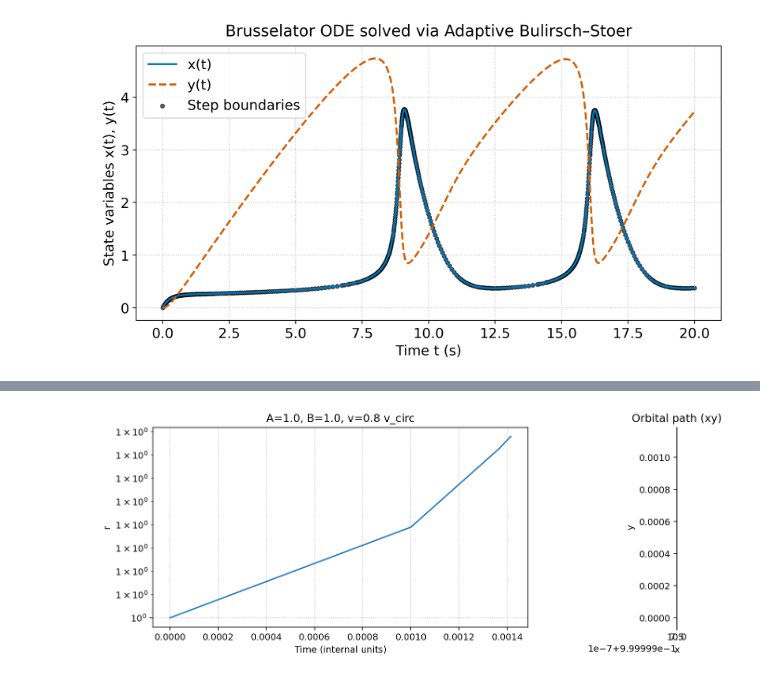
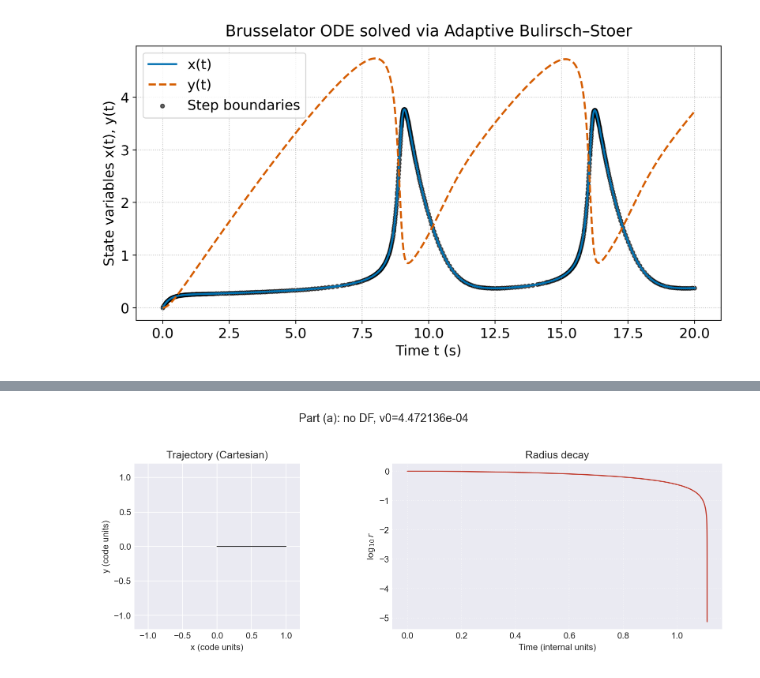
Before and after one commit to chrissellgrenbackup/computational-physics, a Jupyter notebook: hw4/hw4.ipynb, the cells around one changed output, grey strips where cells are left out. Drawn from its saved outputs; the diff is of its cells as text; code cells hidden in the pictures.

```diff
--- a/hw4/hw4.ipynb
+++ b/hw4/hw4.ipynb
@@ -617,81 +327,20 @@ v_fracs, t_results = part_d_dependence_on_initial_velocity(A=1.0, B=1.0,
 # %%
-def plot_bh_orbit(ts, ys, title="BH Binary, A=B=1.0"):
-    import matplotlib.pyplot as plt
-    import numpy as np
+# Cell 6: part (a)
+def part_a_set_delta_and_test(delta_try=1e-6, n_orbits=10, show_plot=True):
+    rp_target = r_schw
+    v0 = find_v_for_pericenter(rp_target)
+    print(f"Found v0 = {v0:.8e} for r_peri = {rp_target:.1e}")
+    y0 = np.array([1.0, 0.0, 0.0, v0])
+    # estimate P ~ 2*pi for r=1 (G=M=1)
+    P = 2*np.pi
+    t_final = n_orbits * P
+    ts, ys = integrate_orbit(y0, t0=0.0, h_init=1e-4, t_final=t_final,
+                             delta=delta_try, A=0.0, B=0.0, r_stop=r_schw,
+                             print_steps=False)
+    if show_plot:
+        plot_bh_orbit(ts, ys, title=f"Part (a): no DF, v0={v0:.6e}")
+    return ts, ys, v0
 
-    # Extract from polar coordinates
-    r = ys[:, 0]
-    phi = ys[:, 1]
-    vr = ys[:, 2]
-    vphi = ys[:, 3]
-
-    # Convert to Cartesian for plotting
-    x = r * np.cos(phi)
-    y = r * np.sin(phi)
-
-    fig, axes = plt.subplots(1, 2, figsize=(10, 4))
-
-    # Left: Orbit
-    ax = axes[0]
-    ax.plot(x, y, color='black', lw=1)
-    ax.set_xlabel("x (code units)")
-    ax.set_ylabel("y (code units)")
-    ax.set_title("BH Orbit")
-    ax.grid(True)
-    ax.set_aspect('equal', 'box')
-
-    # Right: Orbit radius decay
-    axes[1].plot(ts, np.log10(r), color='black', lw=1)
-    axes[1].set_xlabel("Time")
-    axes[1].set_ylabel(r"$\log_{10}(r)$")
-    axes[1].set_title("Decay of Orbit Radius")
-    axes[1].grid(True)
-
-    plt.suptitle(title, fontsize=14, fontweight='bold')
-    plt.tight_layout()
-    plt.show()
-
-print("ys shape:", ys.shape)
-print("First row:", ys[0])
-print("Last row:", ys[-1])
-
-ts, ys = part_b_orbit_with_AB(A=1.0, B=1.0, v_frac_of_circ=0.8, show_plot=False)
-# diagnostic prints
-print("ts range:", ts[0], "->", ts[-1], " (#points:", len(ts), ")")
-print("r range:", np.min(ys[:,0]), "->", np.max(ys[:,0]))
-print("phi range (rad):", ys[0,1], "->", ys[-1,1])
-
-# convert polar -> cartesian
-r = ys[:,0]
-phi = ys[:,1]
-x = r * np.cos(phi)
-y = r * np.sin(phi)
-
-# inspect x,y ranges
-print("x range:", np.min(x), "->", np.max(x))
-print("y range:", np.min(y), "->", np.max(y))
-
-# decide sensible plot limits (centered around origin)
-max_extent = max(np.max(np.abs(x)), np.max(np.abs(y)), 1.2)
-lim = 1.2 * max_extent
-
-fig, axes = plt.subplots(1,2, figsize=(11,4), dpi=140)
-ax0, ax1 = axes
-
-ax0.plot(x, y, color='k', lw=0.9)
-ax0.set_aspect('equal', 'box')
-ax0.set_xlim(-lim, lim)
-ax0.set_ylim(-lim, lim)
-ax0.set_xlabel('x (code units)')
-ax0.set_ylabel('y (code units)')
-ax0.set_title('BH Orbit (Cartesian)')
-
-ax1.plot(ts, np.log10(r), color='k', lw=1.0)
-ax1.set_xlabel('Time')
-ax1.set_ylabel(r'$\log_{10}(r)$')
-ax1.set_title('Decay of Orbit Radius')
-
-plt.tight_layout()
-plt.show()
-plot_bh_orbit(ts, ys, title="BH Binary, A=B=1.0")
+# Quick run
+ts_a, ys_a, v0 = part_a_set_delta_and_test(delta_try=1e-6, n_orbits=5)
 # %% [output]
@@ -701 +348 @@ Last row: [ 1.03399541e-01  3.85142004e-04 -2.08220227e+00 -3.43065896e-03]
-[figure, old version]
+[figure, new version]
```
Also changed, not shown: parts of 10 cells of this notebook.
